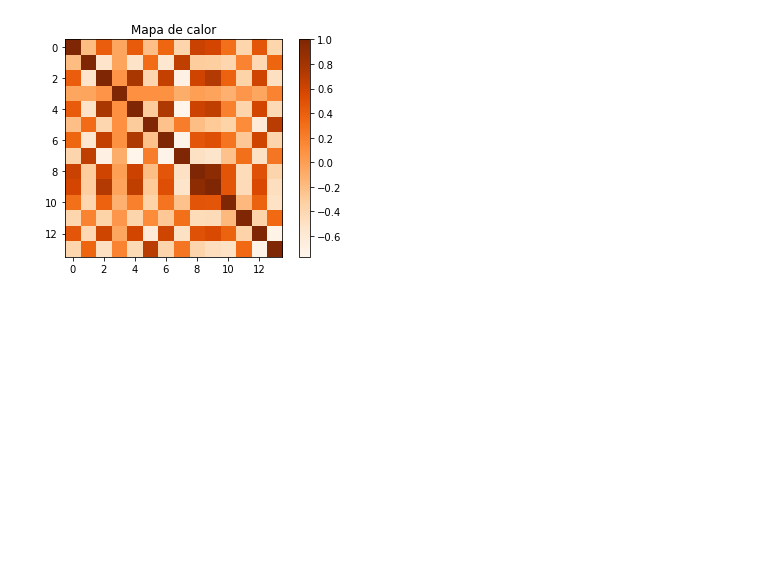
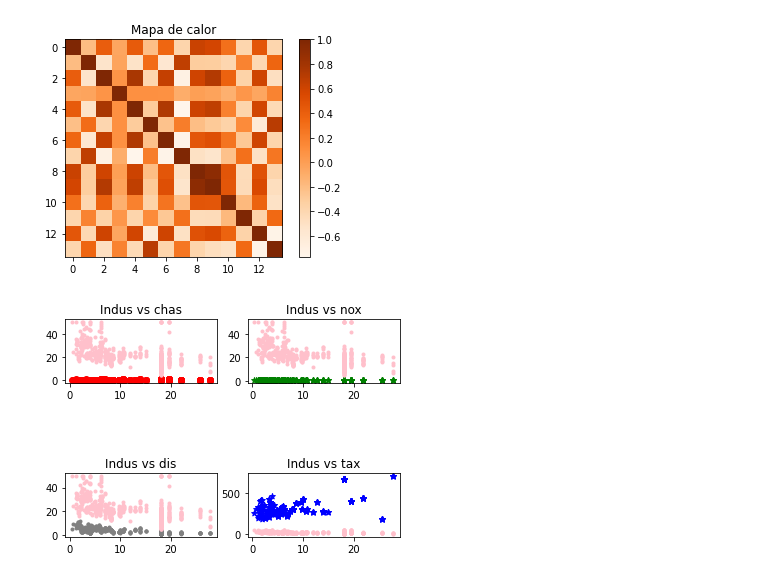
Before and after one commit to luisquispem/basic_py, a Jupyter notebook: work_2.ipynb, the cells around one changed output. Cells and saved outputs as stored; diff of their text form; code cells hidden in the pictures; blank space fills up the shorter version.

```diff
--- a/work_2.ipynb
+++ b/work_2.ipynb
@@ -357,3 +357,29 @@ plt.colorbar()      #añadimos la leyenda de calor
 plt.show()
 # %% [output]
 [figure]
+# %%
+#graph scatter plots
+plt.subplot(3,2,1)
+plt.scatter(boston['INDUS'],boston['CHAS'],marker="o", color="Red")
+plt.scatter(boston['INDUS'],boston['PRICE'],marker=".",color="Pink")
+
+plt.title('Indus vs chas')
+
+plt.subplot(3,2,2)
+plt.scatter(boston['INDUS'],boston['NOX'],marker="*",color="Green")
+plt.scatter(boston['INDUS'],boston['PRICE'],marker=".",color="Pink")
+plt.title('Indus vs nox')
+
+plt.subplot(3,2,5)
+plt.scatter(boston['INDUS'],boston['DIS'],marker=".",color="Grey")
+plt.scatter(boston['INDUS'],boston['PRICE'],marker=".",color="Pink")
+plt.title('Indus vs dis')
+
+plt.subplot(3,2,6)
+plt.scatter(boston['INDUS'],boston['TAX'],marker="*",color="Blue")
+plt.scatter(boston['INDUS'],boston['PRICE'],marker=".",color="Pink")
+plt.title('Indus vs tax')
+
+plt.show()
+# %% [output]
+[figure, added]
```
Also changed, not shown: parts of 2 cells of this notebook.
